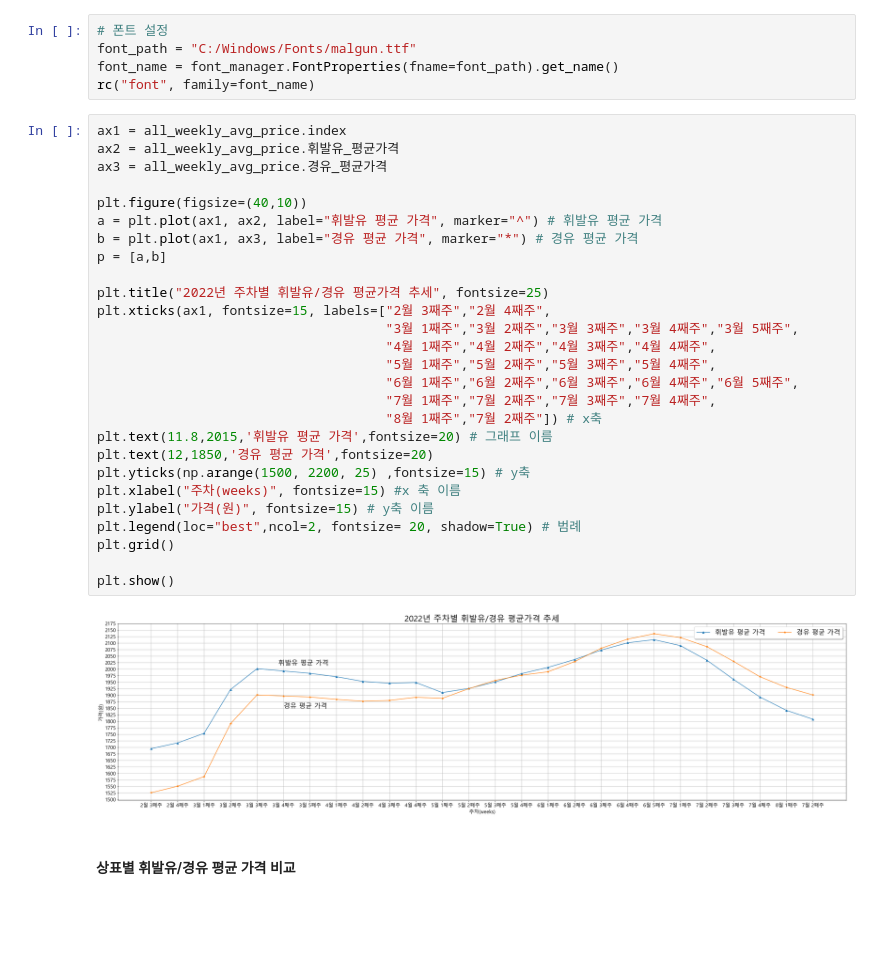
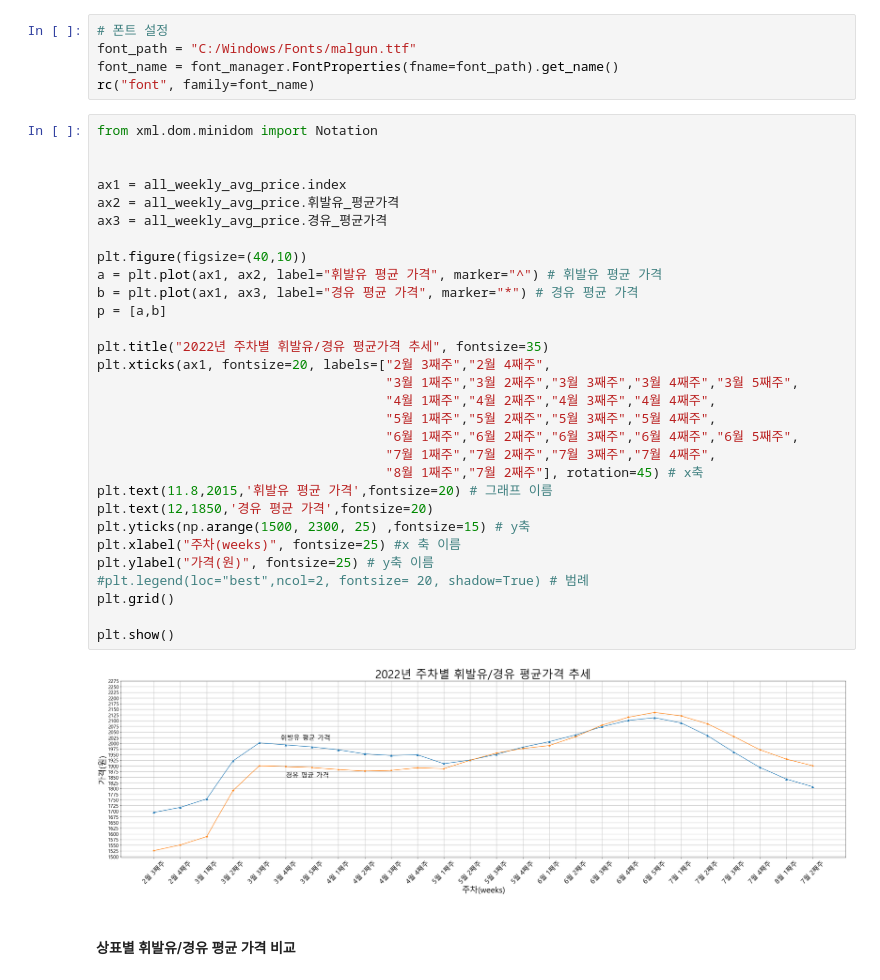
Before and after one commit to certainly-I/Busan-Oil-Price-Analysis, a Jupyter notebook: 주유소_전처리.ipynb, the cells around one changed output. Drawn from its saved outputs; the diff is of its cells as text; blank space fills up the shorter version.

```diff
--- a/주유소_전처리.ipynb
+++ b/주유소_전처리.ipynb
@@ -398,34 +398,37 @@ font_path = "C:/Windows/Fonts/malgun.ttf"
 font_name = font_manager.FontProperties(fname=font_path).get_name()
 rc("font", family=font_name)
 # %%
+from xml.dom.minidom import Notation
+
+
 ax1 = all_weekly_avg_price.index
 ax2 = all_weekly_avg_price.휘발유_평균가격
 ax3 = all_weekly_avg_price.경유_평균가격
 
 plt.figure(figsize=(40,10))
 a = plt.plot(ax1, ax2, label="휘발유 평균 가격", marker="^") # 휘발유 평균 가격
 b = plt.plot(ax1, ax3, label="경유 평균 가격", marker="*") # 경유 평균 가격
 p = [a,b]
 
-plt.title("2022년 주차별 휘발유/경유 평균가격 추세", fontsize=25)
-plt.xticks(ax1, fontsize=15, labels=["2월 3째주","2월 4째주",
+plt.title("2022년 주차별 휘발유/경유 평균가격 추세", fontsize=35)
+plt.xticks(ax1, fontsize=20, labels=["2월 3째주","2월 4째주",
                                      "3월 1째주","3월 2째주","3월 3째주","3월 4째주","3월 5째주",
                                      "4월 1째주","4월 2째주","4월 3째주","4월 4째주",
                                      "5월 1째주","5월 2째주","5월 3째주","5월 4째주",
                                      "6월 1째주","6월 2째주","6월 3째주","6월 4째주","6월 5째주",
                                      "7월 1째주","7월 2째주","7월 3째주","7월 4째주",
-                                     "8월 1째주","7월 2째주"]) # x축
+                                     "8월 1째주","7월 2째주"], rotation=45) # x축
 plt.text(11.8,2015,'휘발유 평균 가격',fontsize=20) # 그래프 이름
 plt.text(12,1850,'경유 평균 가격',fontsize=20)
-plt.yticks(np.arange(1500, 2200, 25) ,fontsize=15) # y축
-plt.xlabel("주차(weeks)", fontsize=15) #x 축 이름
-plt.ylabel("가격(원)", fontsize=15) # y축 이름
-plt.legend(loc="best",ncol=2, fontsize= 20, shadow=True) # 범례
+plt.yticks(np.arange(1500, 2300, 25) ,fontsize=15) # y축
+plt.xlabel("주차(weeks)", fontsize=25) #x 축 이름
+plt.ylabel("가격(원)", fontsize=25) # y축 이름
+#plt.legend(loc="best",ncol=2, fontsize= 20, shadow=True) # 범례
 plt.grid()
 
 plt.show()
 # %% [output]
-[figure, old version]
+[figure, new version]
 # %% [markdown]
 #### 상표별 휘발유/경유 평균 가격 비교
 # %%
```
